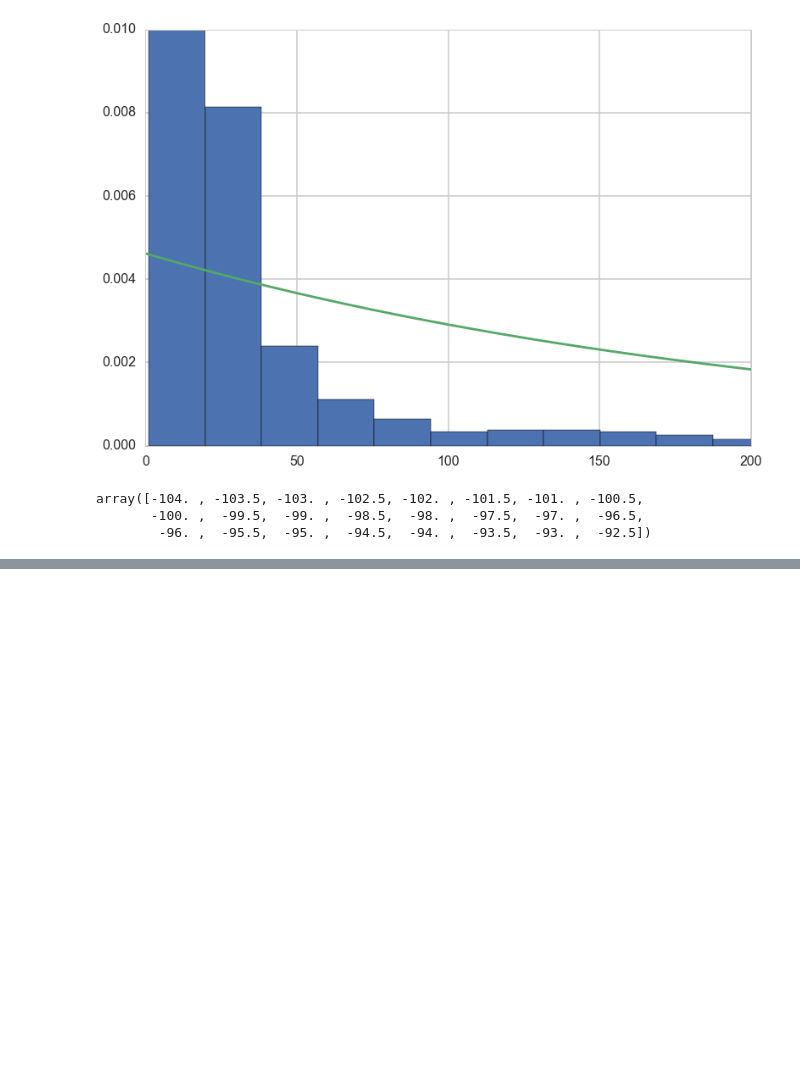
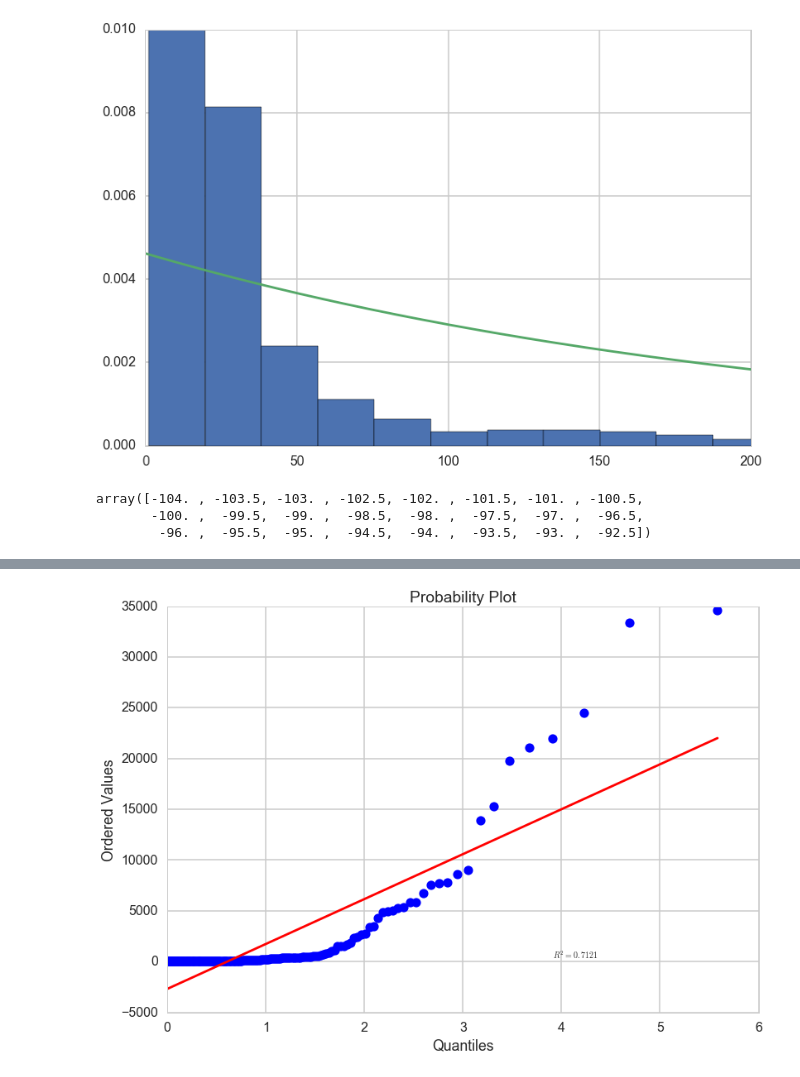
Before and after one commit to tperol/earthquake-clusters, a Jupyter notebook: explore_data_eric.ipynb, the cells around one changed output, grey strips where cells are left out. Cells and saved outputs as stored; diff of their text form; code cells hidden in the pictures; blank space fills up the shorter version.

```diff
--- a/explore_data_eric.ipynb
+++ b/explore_data_eric.ipynb
@@ -360,3 +360,8 @@ coordinates
 # %%
 #Exponential?
 #sp.stats.kstest(deltas, 'expon', alternative='two-sided')
+# %%
+sp.stats.probplot(deltas, dist='expon', plot=plt)
+plt.show()
+# %% [output]
+[figure, added]
```
Also changed, not shown: parts of 2 cells of this notebook.
